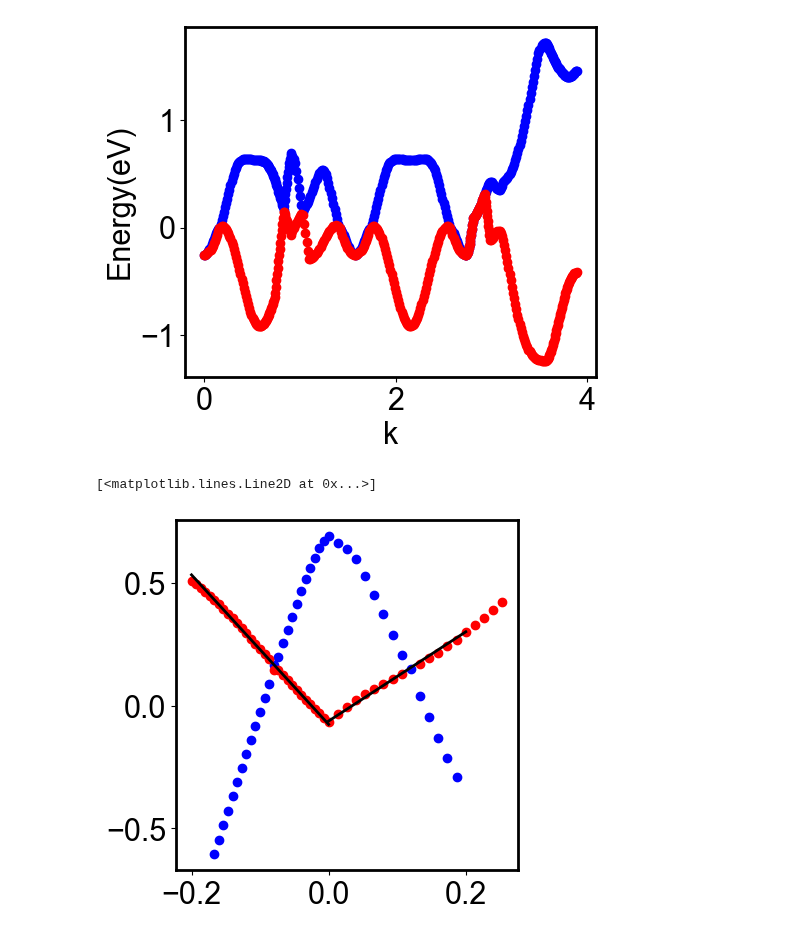
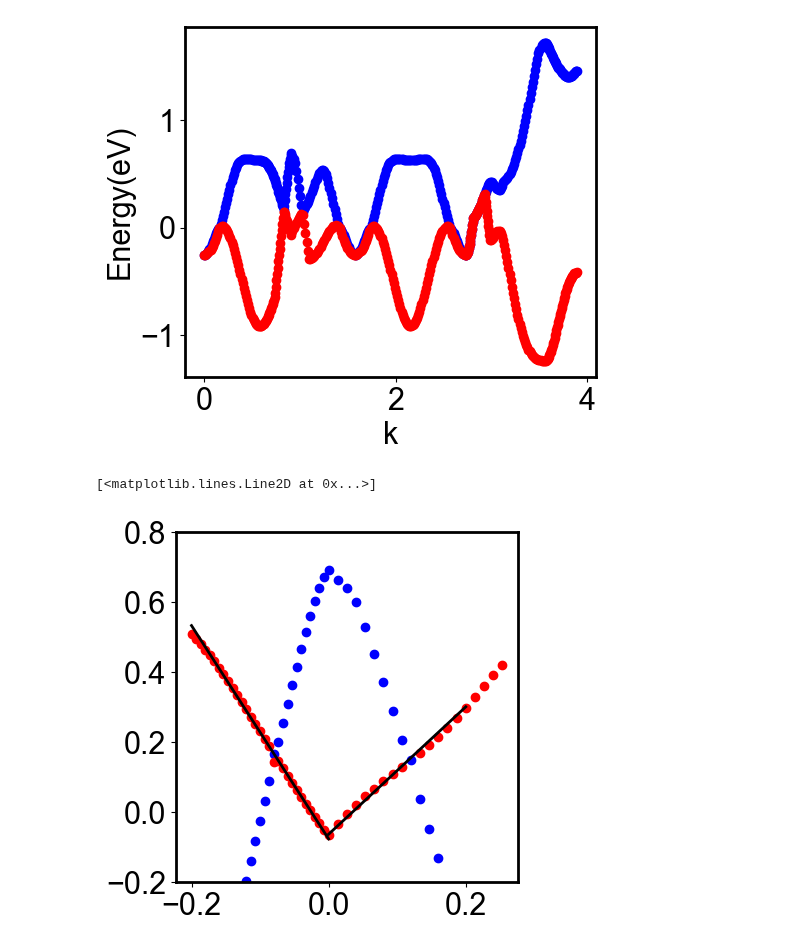
Before and after one commit to Normanthen/TE_Calculation, a Jupyter notebook: TiS/Fitting/Fitting_TiS.ipynb, the cells around one changed output. Cells and saved outputs as stored; diff of their text form; code cells hidden in the pictures.

```diff
--- a/TiS/Fitting/Fitting_TiS.ipynb
+++ b/TiS/Fitting/Fitting_TiS.ipynb
@@ -256,7 +256,7 @@ ax.scatter(kcc, Ekcc-fermi, color='red', linewidth=1)
 #ax.set_xlabel('k')
 #ax.set_ylabel('Energy(eV)')
 #ax.set_xlim(-0.2,0.2)
-#ax.set_ylim(-0.2,0.8)
+ax.set_ylim(-0.2,0.8)
 
 #--------------------------------------------------------------------
 #Interpolation
@@ -330,34 +330,34 @@ xleft= np.linspace(-0.2, 0, 22)
 xright= np.linspace(0, 0.2, 22)
 #ax.plot(xfit, DEc(xfit, *c_opt))
 #ax.plot(xfit, DEv(xfit, *popt))
 ax.plot(xleft, LinC(xleft, -3.0483, -0.0762), linestyle='solid', color='black', linewidth=2)
 ax.plot(xright, LinC(xright, 1.8195, -0.0626), linestyle='solid', color='black', linewidth=2)
 #ax.plot(xfit, DEc(xfit, 3.0483), linestyle='--')
 #ax.plot(xfit, DEc(xfit, 1.8195), linestyle='--')
 #ax.plot(xfit,curveV(xfit, -38.831, 1.7141, 0.5736))
 #ax.plot(xfit, DEv(xfit,38.831,0.5736+1.7141**2/4/38.831), linestyle='dotted')
 
 # Calculate the R-squared value
 
 #Conduction band
 #rsds_cond = (Ekcc-fermi) - DEc(xfit, *c_opt)
 #cond_res = np.sum(rsds_cond**2)
 #cond_tot = np.sum((Ekcc - np.mean(Ekcc))**2)
 #r_sqrC = 1 - (cond_res / cond_tot)
 
 #print("R-squared:", r_sqrC, "(Conduction Band)")
 
 #Valence band
 #rsds_val = (Ekvv-fermi) - DEv(xfit, *popt)
 #rsds_val = (Ekvv-fermi) - DEv(xfit,38.831,0.6736)
 #val_res = np.sum(rsds_val**2)
 #val_tot = np.sum(((Ekvv-fermi) - np.mean(Ekvv-fermi))**2)
 #r_sqrV = 1 - (val_res / val_tot)
 #
 #print("R-squared:", r_sqrV, "(Valence Band)")
 # %% [output]
 [<matplotlib.lines.Line2D at 0x...>]
-[figure, old version]
+[figure, new version]
 # %%
 #v = 3.0483
 ##v= 1.8195
```
